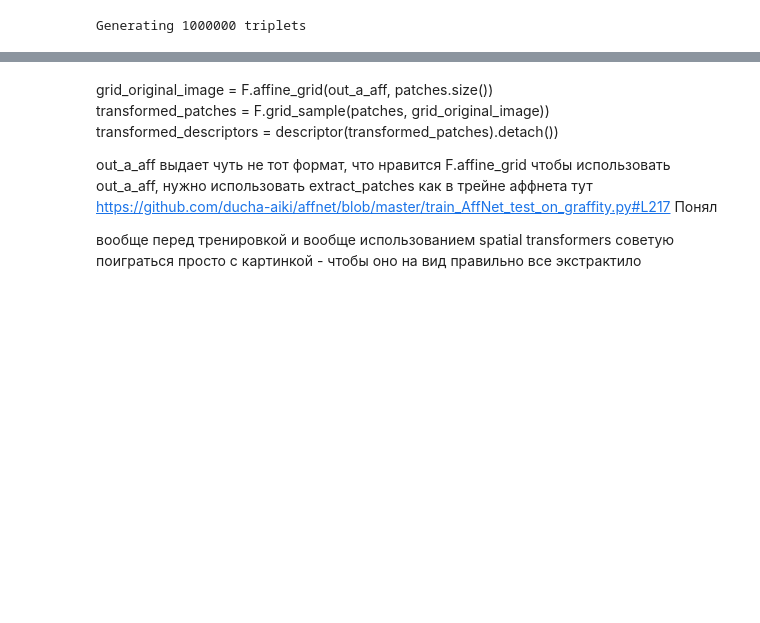
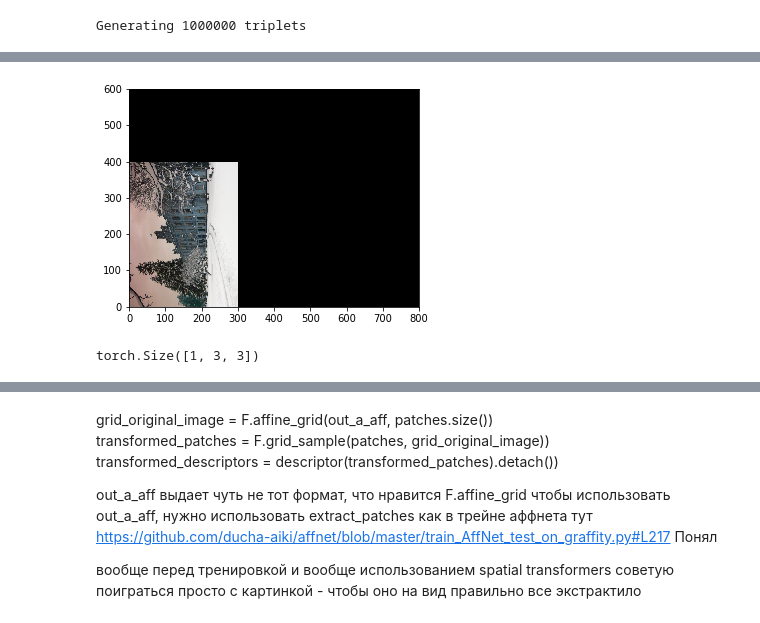
Before and after one commit to honcharov-danylo/deep_patches, a Jupyter notebook: affnet_experiments.ipynb, the cells around one changed output, grey strips where cells are left out. Cells and saved outputs as stored; diff of their text form; code cells hidden in the pictures; blank space fills up the shorter version.

Commit message:
fixing transforms

```diff
--- a/affnet_experiments.ipynb
+++ b/affnet_experiments.ipynb
@@ -453,0 +475,21 @@ class HiddenPrints:
+# %%
+# def linear_transformation(src, a):
+#     M, N = src.shape
+#     points = np.mgrid[0:N, 0:M].reshape((2, M*N))
+#     new_points = np.linalg.inv(a).dot(points).round().astype(int)
+#     x, y = new_points.reshape((2, M, N), order='F')
+#     indices = x + N*y
+#     return np.take(src, indices, mode='wrap')
+
+
+T1 = np.stack(np.array([[0,-1,int(kpi_img.shape[0]*0.5)],[1,0,0],[0,0,1]], dtype='float'))
+T2 = np.stack(np.array([[0.5,0,0],[0,0.5,0],[0,0,1]], dtype='float'))
+#T3 = np.stack(np.array([[0,0,89],[0,0,1],[0,0,1]], dtype='float'))
+T = T1.dot(T2.T)[:2]
+
+t_img = cv2.warpAffine(kpi_img,T,(kpi_img.shape[1],kpi_img.shape[0]))
+plt.imshow(t_img,origin='lower')
+
+plt.show()
+# %% [output]
+[figure, added]
@@ -453,0 +508,4 @@ class HiddenPrints:
+# %%
+torch_matrix_transforms_from_affnet.shape
+# %% [output]
+torch.Size([1, 3, 3])
```
Also changed, not shown: parts of 12 cells of this notebook.
